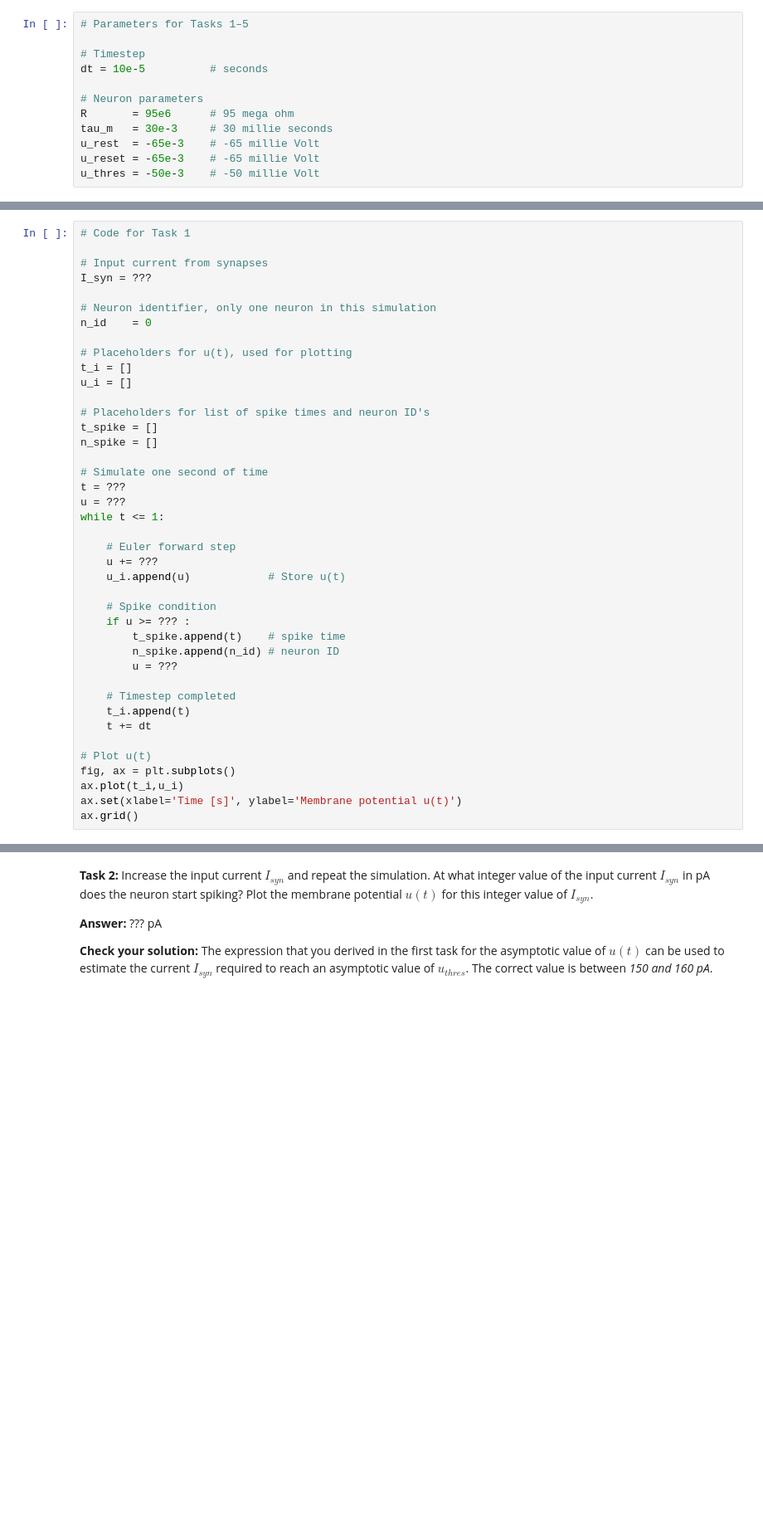
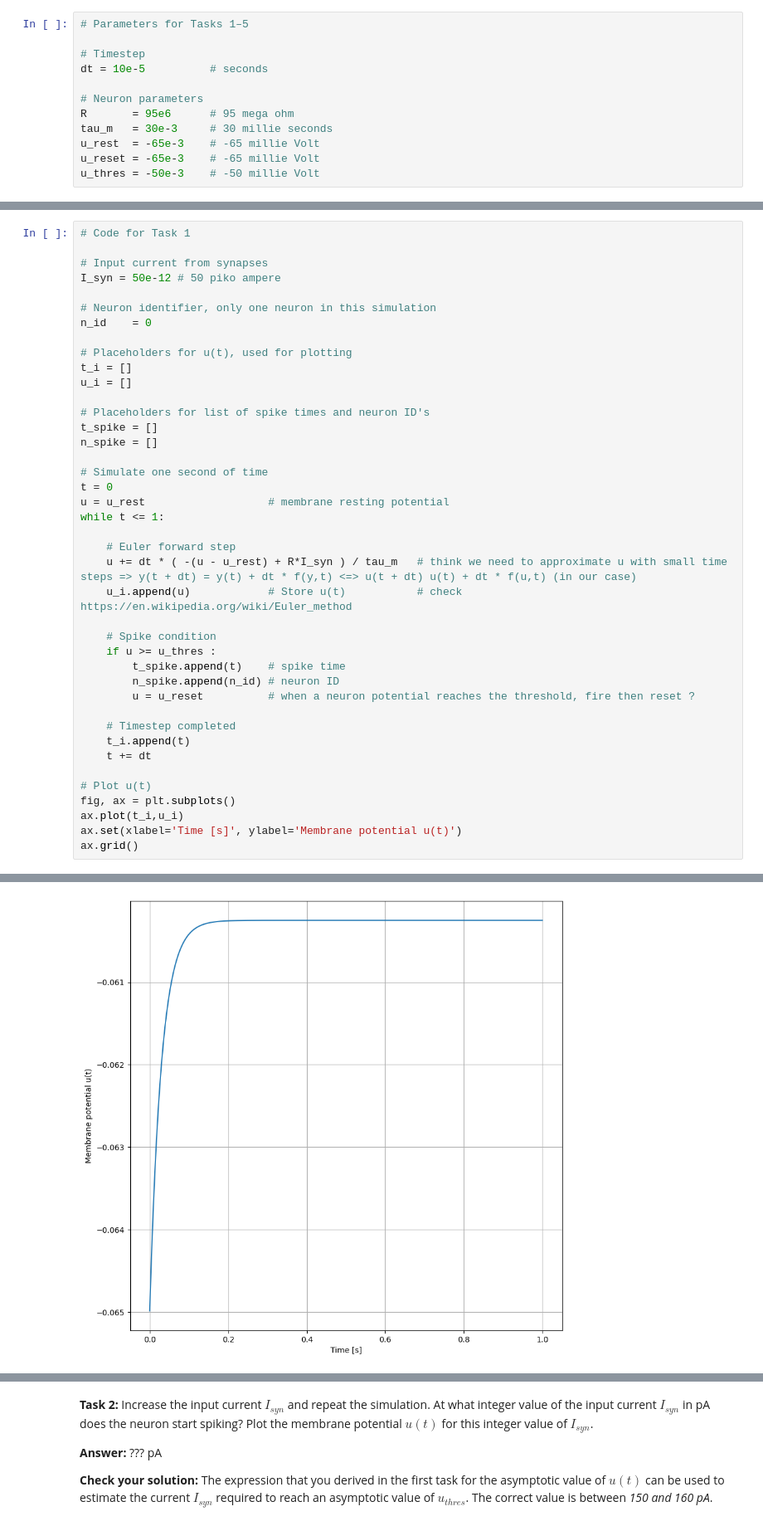
Before and after one commit to jacomoel/d7046e, a Jupyter notebook: exercises/SNN-Exercise-1.ipynb, the cells around one changed output, grey strips where cells are left out. Shown: that part at 83% size. Cells and saved outputs as stored; diff of their text form; blank space fills up the shorter version.

```diff
--- a/exercises/SNN-Exercise-1.ipynb
+++ b/exercises/SNN-Exercise-1.ipynb
@@ -133,7 +133,7 @@ Asymptotic value is in the correct range, so the choosing of the parameters shou
 # Code for Task 1
 
 # Input current from synapses
-I_syn = ???
+I_syn = 50e-12 # 50 piko ampere
 
 # Neuron identifier, only one neuron in this simulation
 n_id    = 0
@@ -147,19 +147,19 @@ t_spike = []
 n_spike = []
 
 # Simulate one second of time
-t = ???
-u = ???
+t = 0
+u = u_rest                   # membrane resting potential
 while t <= 1:
 
     # Euler forward step
-    u += ???
-    u_i.append(u)            # Store u(t)
+    u += dt * ( -(u - u_rest) + R*I_syn ) / tau_m   # think we need to approximate u with small time steps => y(t + dt) = y(t) + dt * f(y,t) <=> u(t + dt) u(t) + dt * f(u,t) (in our case)
+    u_i.append(u)            # Store u(t)           # check https://en.wikipedia.org/wiki/Euler_method
 
     # Spike condition
-    if u >= ??? :
+    if u >= u_thres :
         t_spike.append(t)    # spike time
         n_spike.append(n_id) # neuron ID
-        u = ???
+        u = u_reset          # when a neuron potential reaches the threshold, fire then reset ?
 
     # Timestep completed
     t_i.append(t)
@@ -174,0 +174 @@ SyntaxError: invalid syntax (4185840976.py, line 4)
+[figure, added]
```
Also changed, not shown: parts of 3 cells of this notebook.
